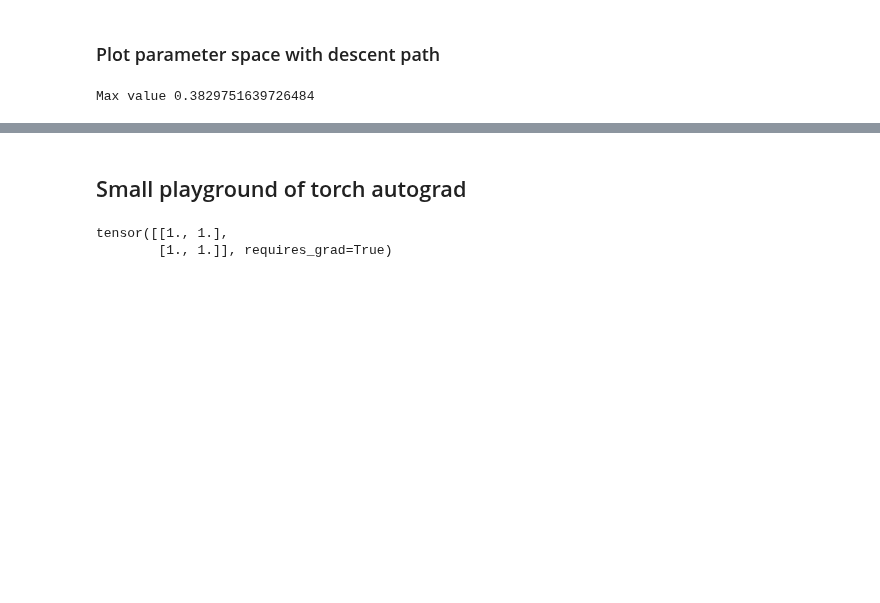
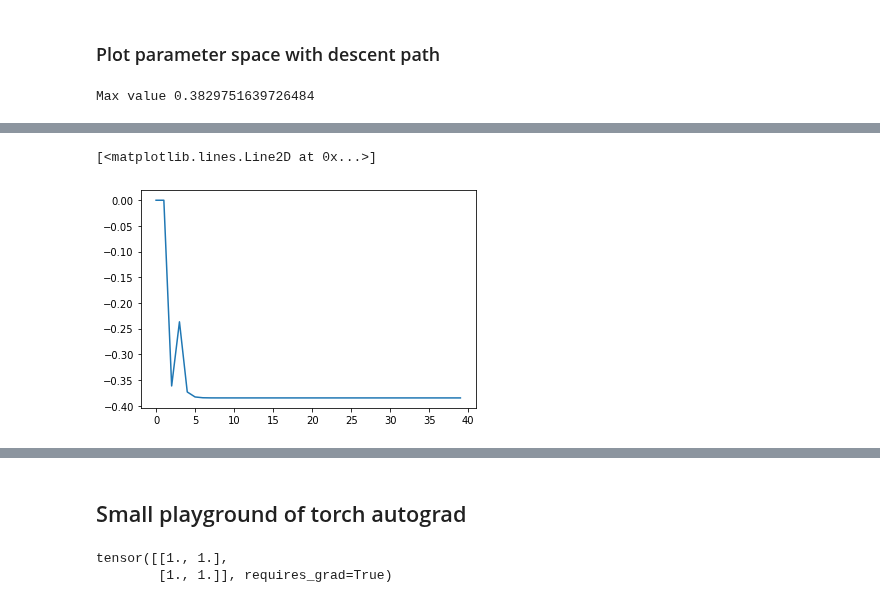
Before and after one commit to danlkv/QTensor, a Jupyter notebook: examples/Variational parameters optimization.ipynb, the cells around one changed output, grey strips where cells are left out. Cells and saved outputs as stored; diff of their text form; code cells hidden in the pictures; blank space fills up the shorter version.

Commit message:
add better optimizer for torch example

```diff
--- a/examples/Variational parameters optimization.ipynb
+++ b/examples/Variational parameters optimization.ipynb
@@ -200,0 +226,35 @@ plt.scatter(betas, gammas, marker='x', c=range(len(param_history)), cmap='infern
+# %%
+def get_loss(G, gamma, beta):
+    composer = qtensor.TorchQAOAComposer(G, gamma=gamma, beta=beta)
+    edge = list(G.edges)[0]
+    composer.energy_expectation_lightcone(edge)
+    loss = - torch.real(sim.simulate(composer.circuit))
+    return loss
+
+gamma, beta = torch_param([0.500]*p), torch_param([0.2500]*p)
+
+opt = torch.optim.RMSprop(params=(gamma, beta))
+# %%
+losses = []
+steps = 40
+param_history = []
+param_history.append((gamma.detach().numpy().copy(), beta.detach().numpy().copy()))
+
+for i in range(steps):
+    loss = get_loss(G, gamma, beta)
+    opt.zero_grad()
+
+    # Backward pass: compute gradient of the loss with respect to model
+    # parameters
+    loss.backward()
+
+    # Calling the step function
+    opt.step()
+
+    losses.append(loss.detach().numpy().data)
+    param_history.append((gamma.detach().numpy().copy(), beta.detach().numpy().copy()))
+# %%
+plt.plot(losses)
+# %% [output]
+[<matplotlib.lines.Line2D at 0x...>]
+[figure, added]
```
Also changed, not shown: parts of 13 cells of this notebook, 1 other file.
